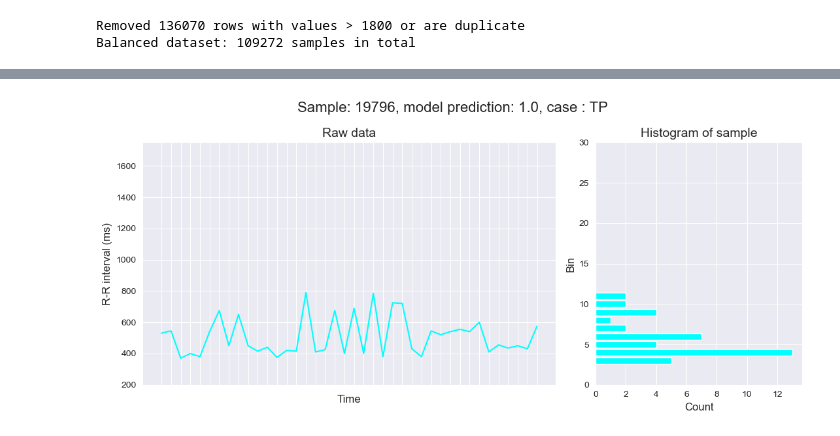
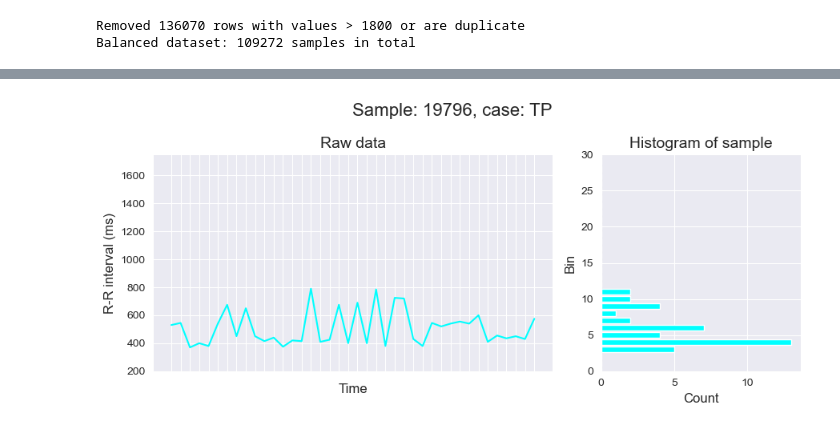
Before and after one commit to gijsdesmit/XAI_project, a Jupyter notebook: Dimensionality_reduction_pipeline.ipynb, the cells around one changed output, grey strips where cells are left out. Cells and saved outputs as stored; diff of their text form; code cells hidden in the pictures.

```diff
--- a/Dimensionality_reduction_pipeline.ipynb
+++ b/Dimensionality_reduction_pipeline.ipynb
@@ -98,0 +95,12 @@ Accuracy: 0.953, F1: 0.9531
+# %%
+y_pred_test = svm.predict(x_bins_test_scaled)
+y_pred_train = svm.predict(x_bins_train_scaled)
+
+acc_test_svm = accuracy_score(y_test['Class_Label'], y_pred_test)
+f1_test_svm = f1_score(y_test['Class_Label'], y_pred_test)
+
+acc_train_svm = accuracy_score(y_train['Class_Label'], y_pred_train)
+f1_train_svm = f1_score(y_train['Class_Label'], y_pred_train)
+
+print(f"Test accuracy: {round(acc_test_svm, 4)}, F1: {round(f1_test_svm, 4)}")
+print(f"Train accuracy: {round(acc_train_svm, 4)}, F1: {round(f1_train_svm, 4)}")
@@ -99,46 +128,53 @@ Accuracy: 0.953, F1: 0.9531
 # %%
 # To the test set, add the predictions of the model
-x_bins_test['Prediction'] = y_pred
+x_bins_test['Prediction'] = y_pred_test
+x_bins_train['Prediction'] = y_pred_train
 x_bins_test['Class_Label'] = y_test['Class_Label']
+x_bins_train['Class_Label'] = y_train['Class_Label']
 
-# Add a column indicating TP, TN, FP, FN, name the column 'CM_Label'
-x_bins_test['CM_Label'] = ''
-x_bins_test.loc[(x_bins_test['Prediction'] == 1) & (x_bins_test['Class_Label'] == 1), 'CM_Label'] = 'TP'
-x_bins_test.loc[(x_bins_test['Prediction'] == 0) & (x_bins_test['Class_Label'] == 0), 'CM_Label'] = 'TN'
-x_bins_test.loc[(x_bins_test['Prediction'] == 1) & (x_bins_test['Class_Label'] == 0), 'CM_Label'] = 'FP'
-x_bins_test.loc[(x_bins_test['Prediction'] == 0) & (x_bins_test['Class_Label'] == 1), 'CM_Label'] = 'FN'
+def add_col_cm_label(x_df):
+    # Add a column indicating TP, TN, FP, FN, name the column 'CM_Label'
+    x_df['CM_Label'] = ''
+    x_df.loc[(x_df['Prediction'] == 1) & (x_df['Class_Label'] == 1), 'CM_Label'] = 'TP'
+    x_df.loc[(x_df['Prediction'] == 0) & (x_df['Class_Label'] == 0), 'CM_Label'] = 'TN'
+    x_df.loc[(x_df['Prediction'] == 1) & (x_df['Class_Label'] == 0), 'CM_Label'] = 'FP'
+    x_df.loc[(x_df['Prediction'] == 0) & (x_df['Class_Label'] == 1), 'CM_Label'] = 'FN'
+    return x_df
+
+x_bins_test = add_col_cm_label(x_bins_test)
+x_bins_train = add_col_cm_label(x_bins_train)
 # %%
 # Plot a sample
 
 def plot_sample(sample_id, color_case ='cyan'):
     sample_raw = x_raw_test[x_raw_test['Sample_id'] == sample_id]
     sample_bin = x_bins_test[x_bins_test['Sample_id'] == sample_id]
     sample_pred = sample_bin['Prediction'].values[0]
+    sample_gt = sample_bin['Class_Label'].values[0]
     sample_cm_label = sample_bin['CM_Label'].values[0]
 
-
-    fig, axs = plt.subplots(1, 2, figsize=(11, 5), gridspec_kw={'width_ratios': [2, 1]})
-    fig.suptitle(f'Sample: {sample_id}, model prediction: {sample_pred}, case : {sample_cm_label}', fontsize=16)
+    fig, axs = plt.subplots(1, 2, figsize=(9, 4), gridspec_kw={'width_ratios': [2, 1]})
+    fig.suptitle(f'Sample: {sample_id}, case: {sample_cm_label}', fontsize=16)
 
     # Plot the raw data
     axs[0].plot(sample_raw.iloc[0][:-1], color=color_case)
     axs[0].set_title(f"Raw data", fontsize=14)
     axs[0].set_xlabel("Time", fontsize=12)
     axs[0].set_ylabel("R-R interval (ms)", fontsize=12)
     axs[0].set_xticklabels([])
     axs[0].set_ylim(200, 1750)
 
     axs[1].barh(range(0, 31), sample_bin[bin_column_names].values[0], color=color_case)
     axs[1].set_title(f"Histogram of sample", fontsize=14)
     axs[1].set_xlabel("Count", fontsize=12)
     axs[1].set_ylabel("Bin", fontsize=12)
     axs[1].set_ylim(0, 30)
 
     plt.tight_layout()
     plt.show()
 
 plot_sample(19796)
 # %% [output]
-[figure, old version]
+[figure, new version]
 # %%
 # 4. Dimensionality reduction (U-MAP)
```
Also changed, not shown: parts of 11 cells of this notebook.
